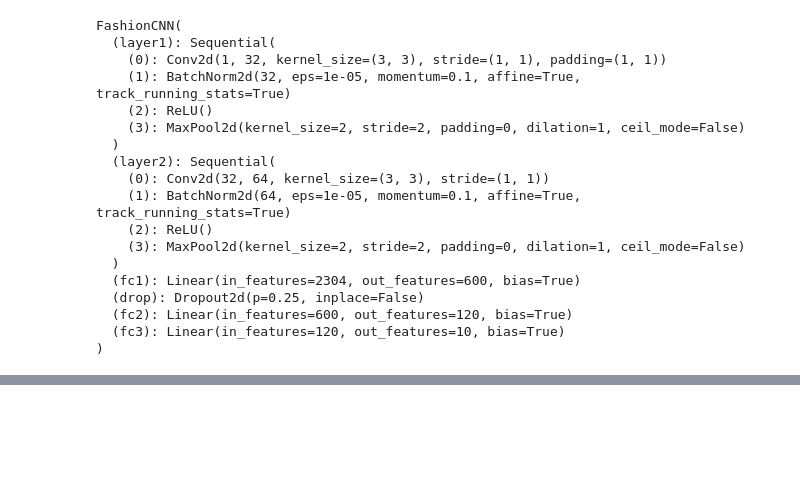
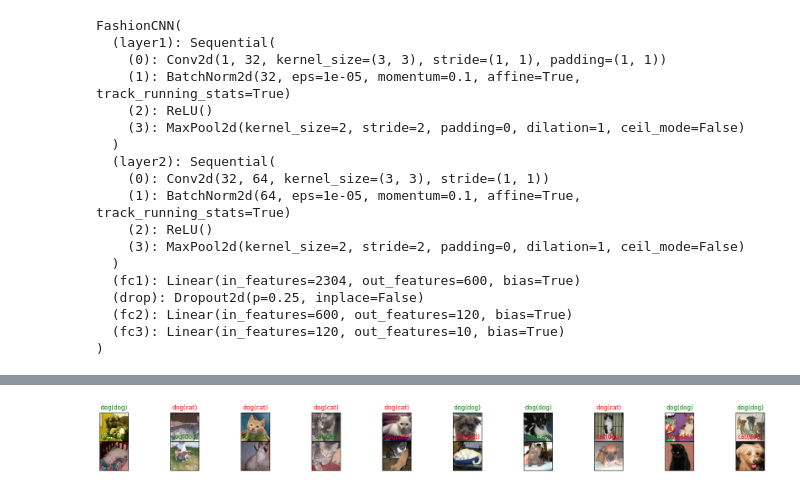
Before and after one commit to LIBY70/DLS, a Jupyter notebook: colab_5장.ipynb, the cells around one changed output, grey strips where cells are left out. Saved outputs shown, nothing was run; the diff lists cells and outputs as text; code cells hidden in the pictures; blank space fills up the shorter version.

```diff
--- a/colab_5장.ipynb
+++ b/colab_5장.ipynb
@@ -379,5 +449,5 @@ train_acc_hist, train_loss_hist = train_model(resnet18, train_loader, criterion,
 # %%
-test_path = 'catanddog/validation/'
+test_path = 'catanddog/test/'
 
 transform = transforms.Compose(
                 [
@@ -460,19 +554,20 @@ def im_convert(tensor):
 # %%
 classes = {0:'cat', 1:'dog'}
 
 dataiter=iter(test_loader)
-images,labels=dataiter.next()
+images,labels=next(dataiter)
 output=model(images)
 _,preds=torch.max(output,1)
 
 fig=plt.figure(figsize=(25,4))
 for idx in np.arange(20):
     ax=fig.add_subplot(2,10,idx+1,xticks=[],yticks=[])
     plt.imshow(im_convert(images[idx]))
-    a.set_title(classes[labels[i].item()])
-    ax.set_title("{}({})".format(str(classes[preds[idx].item()]),str(classes[labels[idx].item()])),color=("green" if preds[idx]==labels[idx] else "red"))
+    ax.set_title(f"{classes[preds[idx].item()]}({classes[labels[idx].item()]})",color=("green" if preds[idx]==labels[idx] else "red"))
+plt.subplots_adjust(bottom=0.2, top=0.6, hspace=0)
 plt.show()
-plt.subplots_adjust(bottom=0.2, top=0.6, hspace=0)
+# %% [output]
+[figure, added]
 # %%
 # 5.4.1 특성 맵 시각화
 # %%
```
Also changed, not shown: parts of 21 cells of this notebook.
